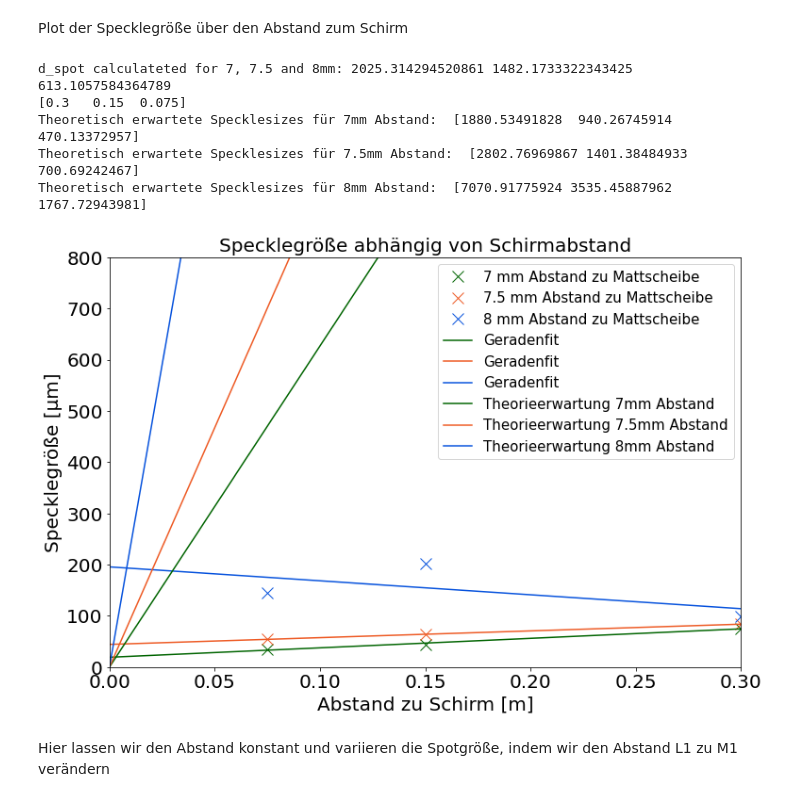
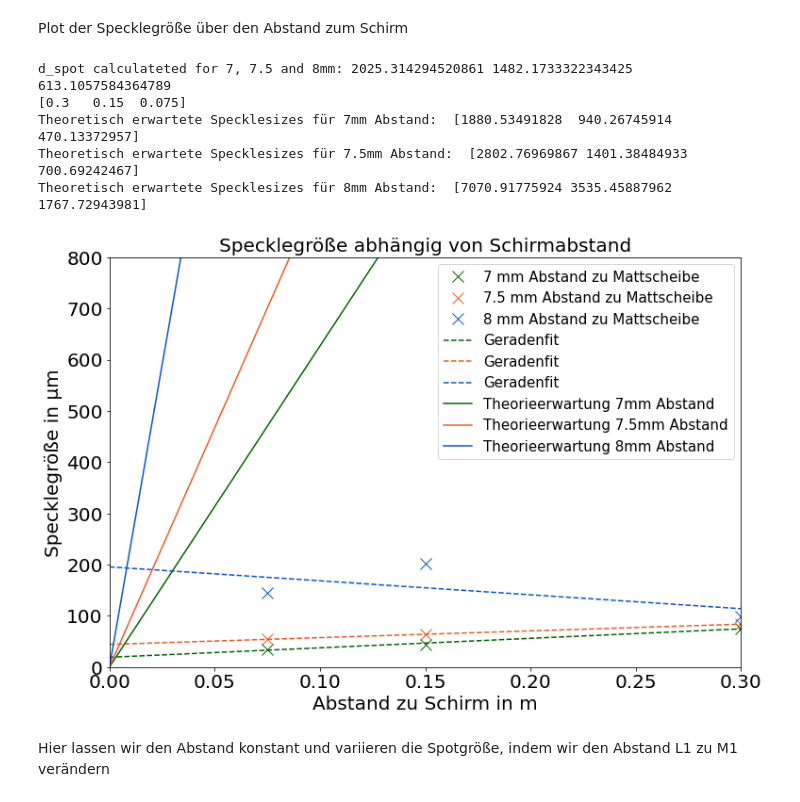
Before and after one commit to Skylake143/Fortgeschrittenenpraktikum, a Jupyter notebook: B35Speckle/Speckle.ipynb, the cells around one changed output. Saved outputs shown, nothing was run; the diff lists cells and outputs as text; code cells hidden in the pictures.

```diff
--- a/B35Speckle/Speckle.ipynb
+++ b/B35Speckle/Speckle.ipynb
@@ -37,8 +37,8 @@ parameters = {'xtick.labelsize': 20, 'ytick.labelsize': 20}
 plt.rcParams.update(parameters)
 fig, ax = plt.subplots(figsize=(12,8))
 #ax.set_xlim(30, 230)
-ax.set_xlabel('Abstand zu Schirm [m]', fontsize=20)
-ax.set_ylabel('Specklegröße [\u03bcm]', fontsize=20)
+ax.set_xlabel('Abstand zu Schirm in m', fontsize=20)
+ax.set_ylabel('Specklegröße in \u03bcm', fontsize=20)
 
 
 #Plot
@@ -52,9 +52,9 @@ params7mm, cov7mm = curve_fit(line,z7mm, dobj7mm)
 params7_5mm, cov7_5mm = curve_fit(line,z7_5mm, dobj7_5mm)
 params8mm, cov8mm = curve_fit(line,z8mm, dobj8mm)
 
-ax.plot(xlinspace, line(xlinspace, params7mm[0], params7mm[1]), color = "darkgreen", label="Geradenfit")
-ax.plot(xlinspace, line(xlinspace, params7_5mm[0], params7_5mm[1]), color = "#EE5A24", label="Geradenfit")
-ax.plot(xlinspace, line(xlinspace, params8mm[0], params8mm[1]), color = "#0652DD", label="Geradenfit")
+ax.plot(xlinspace, line(xlinspace, params7mm[0], params7mm[1]),  linestyle="dashed",color = "darkgreen", label="Geradenfit")
+ax.plot(xlinspace, line(xlinspace, params7_5mm[0], params7_5mm[1]),  linestyle="dashed",color = "#EE5A24", label="Geradenfit")
+ax.plot(xlinspace, line(xlinspace, params8mm[0], params8mm[1]),  linestyle="dashed",color = "#0652DD", label="Geradenfit")
 
 
 #Erwarteter d_spot
@@ -63,34 +63,34 @@ d_spot_7_5mm = 1E06*632.8E-09 * 0.15/(1E-06*line(0.15, params7_5mm[0], params7_5
 d_spot_8mm = 1E06*632.8E-09 * 0.15/(1E-06*line(0.15, params8mm[0], params8mm[1]))
 print("d_spot calculateted for 7, 7.5 and 8mm:", d_spot_7mm, d_spot_7_5mm, d_spot_8mm)
 
 
 #Theorieerwartung für d_speckle
 ax.plot(xlinspace, 1E06*dobj(xlinspace, 1.0095E-04), color = "darkgreen", label="Theorieerwartung 7mm Abstand")
 ax.plot(xlinspace, 1E06*dobj(xlinspace, 6.7733E-05), color = "#EE5A24", label="Theorieerwartung 7.5mm Abstand")
 ax.plot(xlinspace, 1E06*dobj(xlinspace, 2.6848E-05), color = "#0652DD", label="Theorieerwartung 8mm Abstand")
 
 print(z7mm)
 print("Theoretisch erwartete Specklesizes für 7mm Abstand: ",1E06*dobj(z7mm, 1.0095E-04))
 print("Theoretisch erwartete Specklesizes für 7.5mm Abstand: ",1E06*dobj(z7mm, 6.7733E-05))
 print("Theoretisch erwartete Specklesizes für 8mm Abstand: ",1E06*dobj(z7mm, 2.6848E-05))
 
 # print("Steigung:",params[1])
 # print("Steigung Fehler:", np.sqrt(cov[1,1]))
 # print("Y-Abschnitt:", params[0])
 # print("Y-Abschnitt Fehler:",np.sqrt(cov[0,0]))
 
 plt.ylim(0,800)
 plt.xlim(0,0.3)
 plt.title("Specklegröße abhängig von Schirmabstand",fontsize=20)
 ax.legend(fontsize=15)
 plt.show()
 # %% [output]
 d_spot calculateted for 7, 7.5 and 8mm: 2025.314294520861 1482.1733322343425 613.1057584364789
 [0.3   0.15  0.075]
 Theoretisch erwartete Specklesizes für 7mm Abstand:  [1880.53491828  940.26745914  470.13372957]
 Theoretisch erwartete Specklesizes für 7.5mm Abstand:  [2802.76969867 1401.38484933  700.69242467]
 Theoretisch erwartete Specklesizes für 8mm Abstand:  [7070.91775924 3535.45887962 1767.72943981]
-[figure, old version]
+[figure, new version]
 # %% [markdown]
 Hier lassen wir den Abstand konstant und variieren die Spotgröße, indem wir den Abstand L1 zu M1 verändern
 # %%
```
Also changed, not shown: parts of 3 cells of this notebook, 8 other files.
